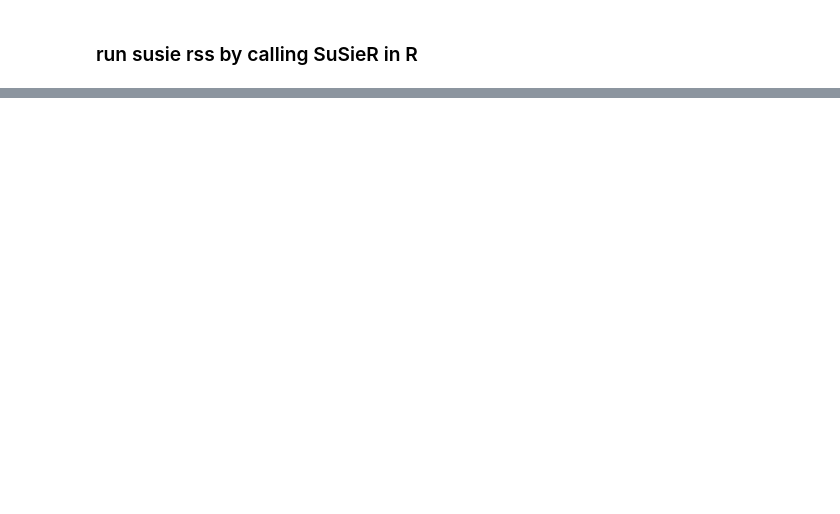
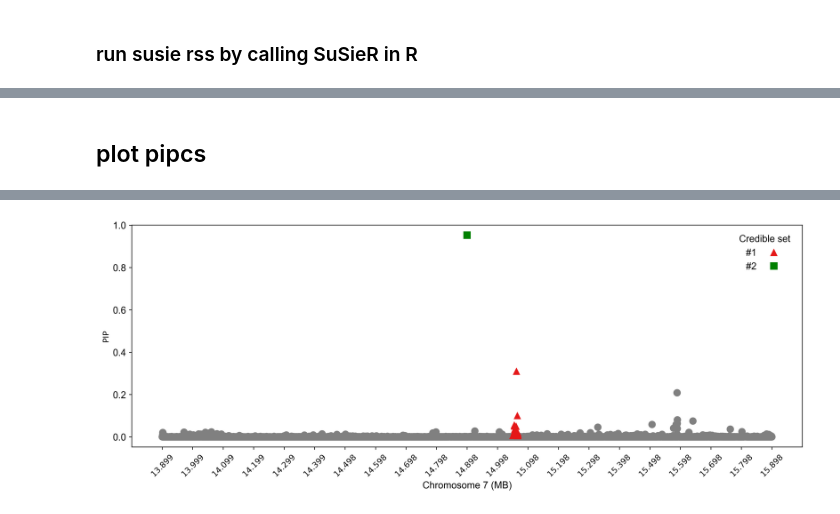
Before and after one commit to Cloufield/gwaslab, a Jupyter notebook: examples/_development/finemapping/utility_finemapping.ipynb, the cells around one changed output, grey strips where cells are left out. Drawn from its saved outputs; the diff is of its cells as text; code cells hidden in the pictures; blank space fills up the shorter version.

```diff
--- a/examples/_development/finemapping/utility_finemapping.ipynb
+++ b/examples/_development/finemapping/utility_finemapping.ipynb
@@ -96,5 +96,5 @@ mysumstats.data
 # %% [markdown]
 ### run susie rss by calling SuSieR in R
 # %%
-mysumstats.run_susie_rss(r="/home/yunye/anaconda3/envs/r41/bin/Rscript")
+mysumstats.run_susie_rss(r="/home/yunye/anaconda3/envs/r44/bin/Rscript")
 # %% [output]
@@ -134,2 +147,5 @@ mysumstats.pipcs.to_csv("mysumstats.pipcs",index=None)
+# %% [markdown]
+## plot pipcs
 # %%
-mysumstats.pipcs.to_csv("mysumstats.pipcs",index=None)
+mysumstats.plot_pipcs(locus="7:14898282:C:T")
+# %% [output]
@@ -135,0 +154 @@ mysumstats.pipcs.to_csv("mysumstats.pipcs",index=None)
+[figure, added]
```
Also changed, not shown: parts of 15 cells of this notebook, 4 other files.
